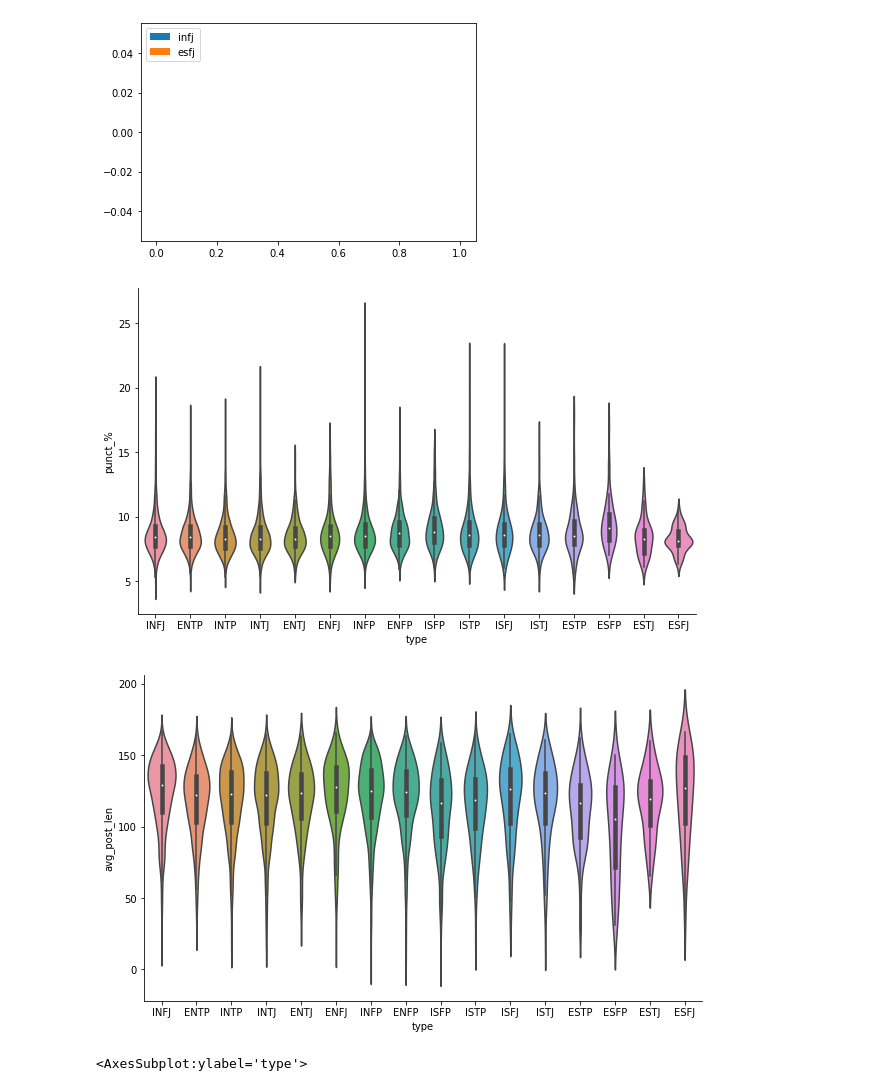
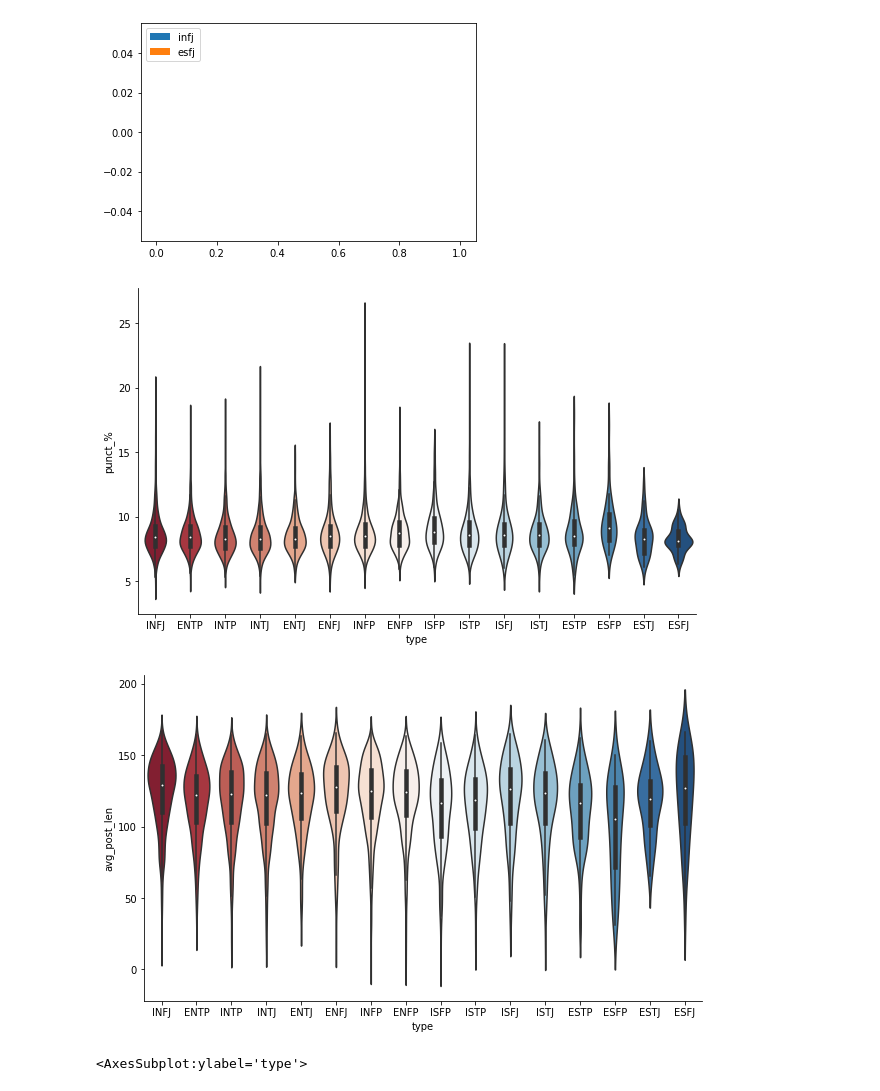
Before and after one commit to andrewzee23/personality_prediction, a Jupyter notebook: kristina/data_cleaning_v2.ipynb, the cells around one changed output. Cells and saved outputs as stored; diff of their text form; code cells hidden in the pictures.

Commit message:
updated violin plots

```diff
--- a/kristina/data_cleaning_v2.ipynb
+++ b/kristina/data_cleaning_v2.ipynb
@@ -102,22 +102,22 @@ plt.show()
 fig, ax = plt.subplots()
 
 fig.set_size_inches(10, 6)
-ax = sns.violinplot(x='type', y='punct_%', data=data)
+ax = sns.violinplot(x='type', y='punct_%', data=data, palette='RdBu')
 sns.despine()
 #sns.catplot(x='type', y='avg_post_len', kind="swarm", data=data)
-fig.savefig('violin_punct.png')
+fig.savefig('violin_punct_perct.png')
 # %% [output]
-[figure, old version]
+[figure, new version]
 # %%
 fig, ax = plt.subplots()
 
 fig.set_size_inches(10, 6)
-ax = sns.violinplot(x='type', y='avg_post_len', data=data)
+ax = sns.violinplot(x='type', y='avg_post_len', data=data, palette='RdBu')
 sns.despine()
 #sns.catplot(x='type', y='avg_post_len', kind="swarm", data=data)
 fig.savefig('violin_avg_post_len.png')
 # %% [output]
-[figure, old version]
+[figure, new version]
 # %%
 data['type'].value_counts().plot(kind = 'pie')
 # %% [output]
```
Also changed, not shown: 2 other files.
